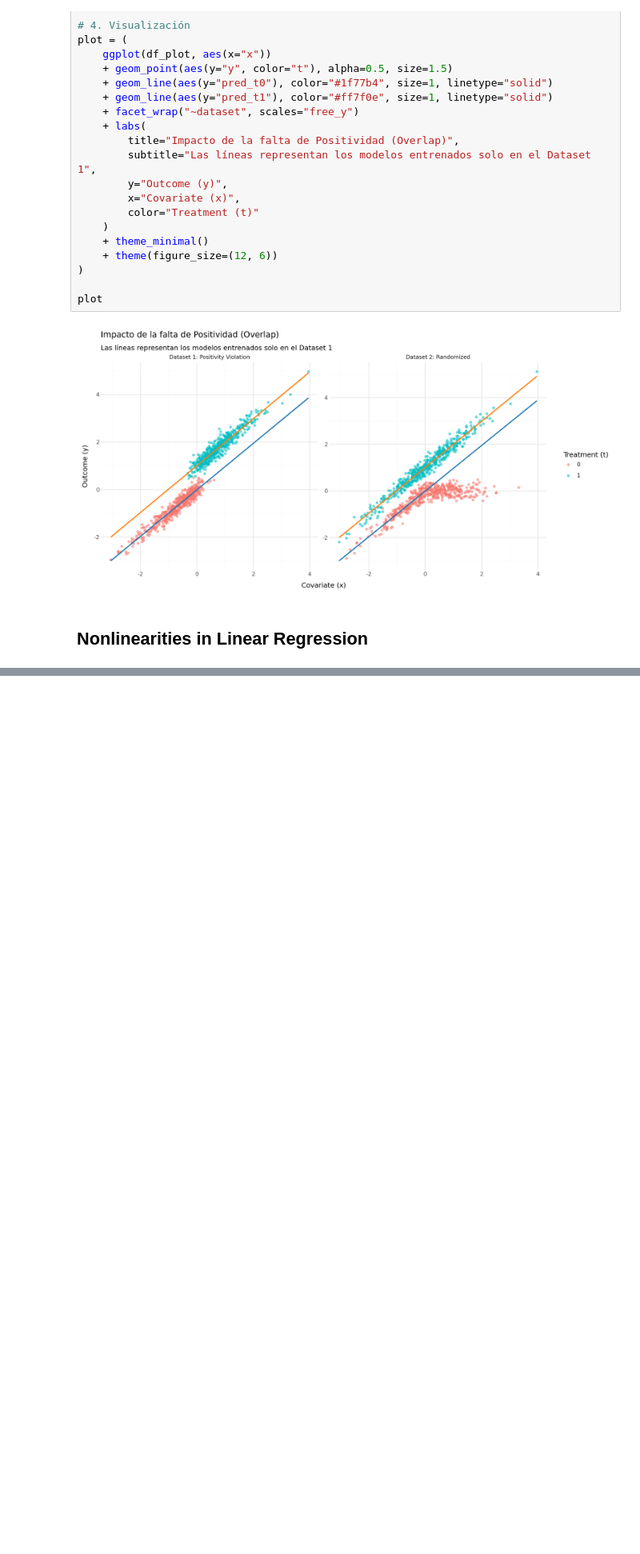
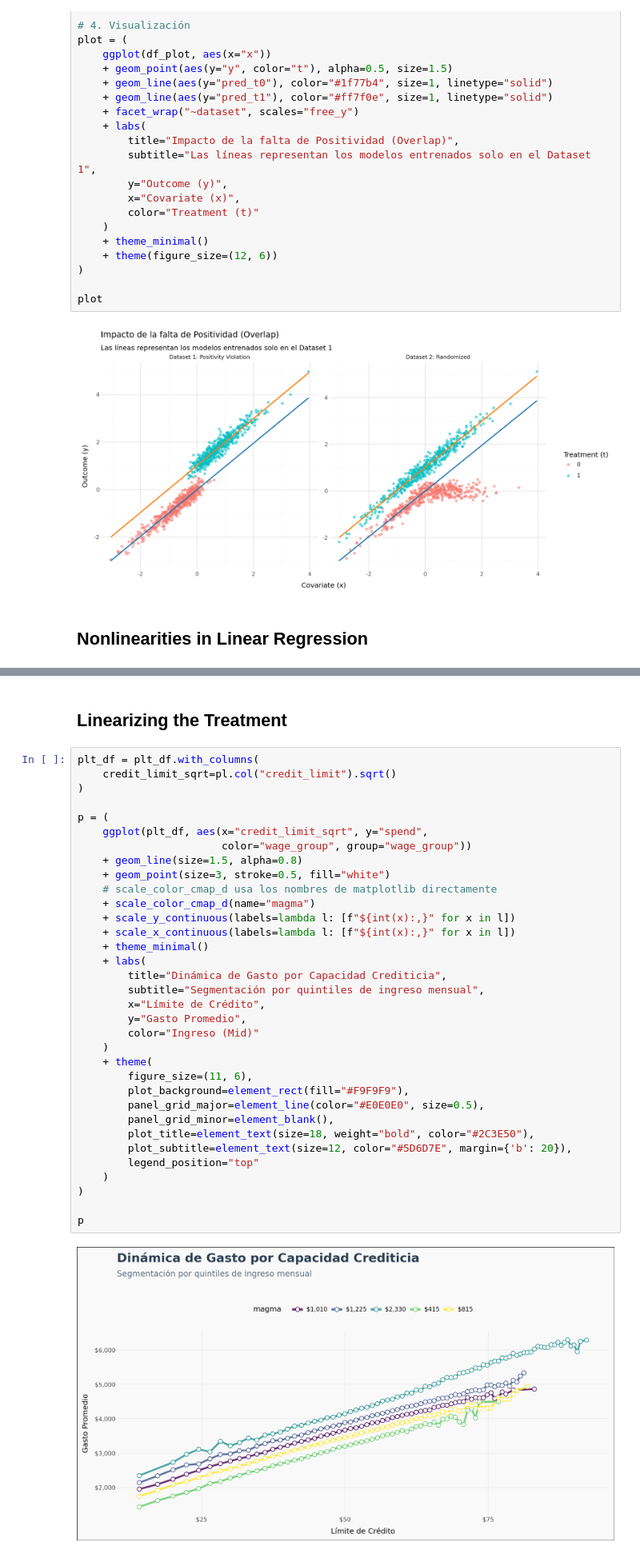
Before and after one commit to Sechi42/Causal_Inference-with-python, a Jupyter notebook: ch04/ch04.ipynb, the cells around one changed output, grey strips where cells are left out. Shown at 80% size. Drawn from its saved outputs; the diff is of its cells as text; blank space fills up the shorter version.

```diff
--- a/ch04/ch04.ipynb
+++ b/ch04/ch04.ipynb
@@ -825,0 +912,38 @@ plot
+# %% [markdown]
+## Linearizing the Treatment
+# %%
+plt_df = plt_df.with_columns(
+    credit_limit_sqrt=pl.col("credit_limit").sqrt()
+)
+
+p = (
+    ggplot(plt_df, aes(x="credit_limit_sqrt", y="spend",
+                       color="wage_group", group="wage_group"))
+    + geom_line(size=1.5, alpha=0.8)
+    + geom_point(size=3, stroke=0.5, fill="white")
+    # scale_color_cmap_d usa los nombres de matplotlib directamente
+    + scale_color_cmap_d(name="magma")
+    + scale_y_continuous(labels=lambda l: [f"${int(x):,}" for x in l])
+    + scale_x_continuous(labels=lambda l: [f"${int(x):,}" for x in l])
+    + theme_minimal()
+    + labs(
+        title="Dinámica de Gasto por Capacidad Crediticia",
+        subtitle="Segmentación por quintiles de ingreso mensual",
+        x="Límite de Crédito",
+        y="Gasto Promedio",
+        color="Ingreso (Mid)"
+    )
+    + theme(
+        figure_size=(11, 6),
+        plot_background=element_rect(fill="#F9F9F9"),
+        panel_grid_major=element_line(color="#E0E0E0", size=0.5),
+        panel_grid_minor=element_blank(),
+        plot_title=element_text(size=18, weight="bold", color="#2C3E50"),
+        plot_subtitle=element_text(size=12, color="#5D6D7E", margin={'b': 20}),
+        legend_position="top"
+    )
+)
+
+p
+# %% [output]
+[figure, added]
```
Also changed, not shown: parts of 38 cells of this notebook.
